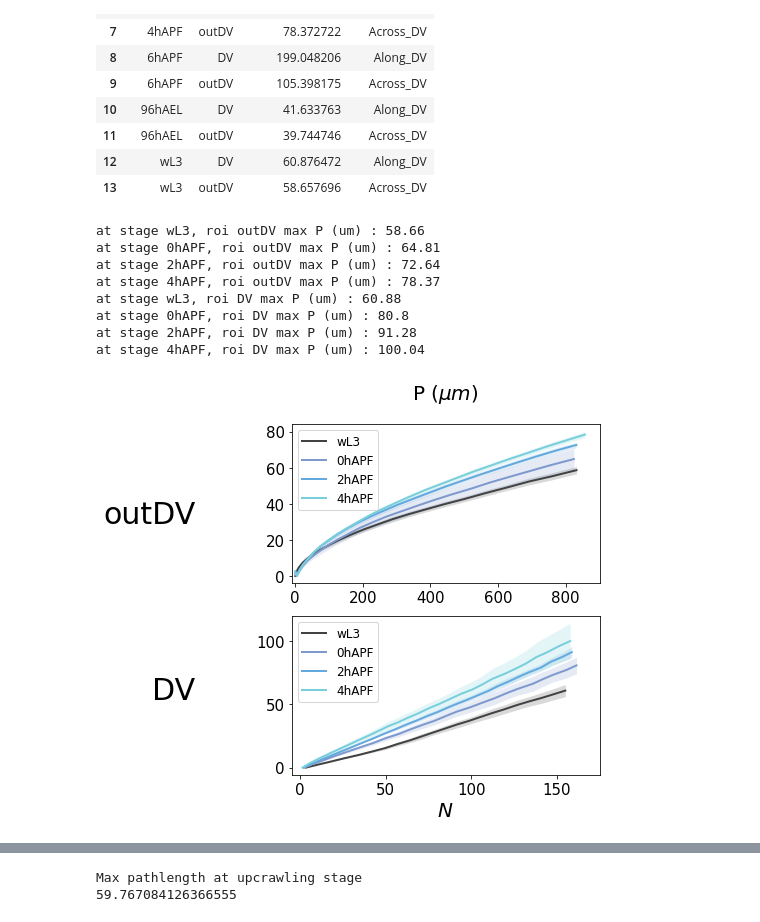
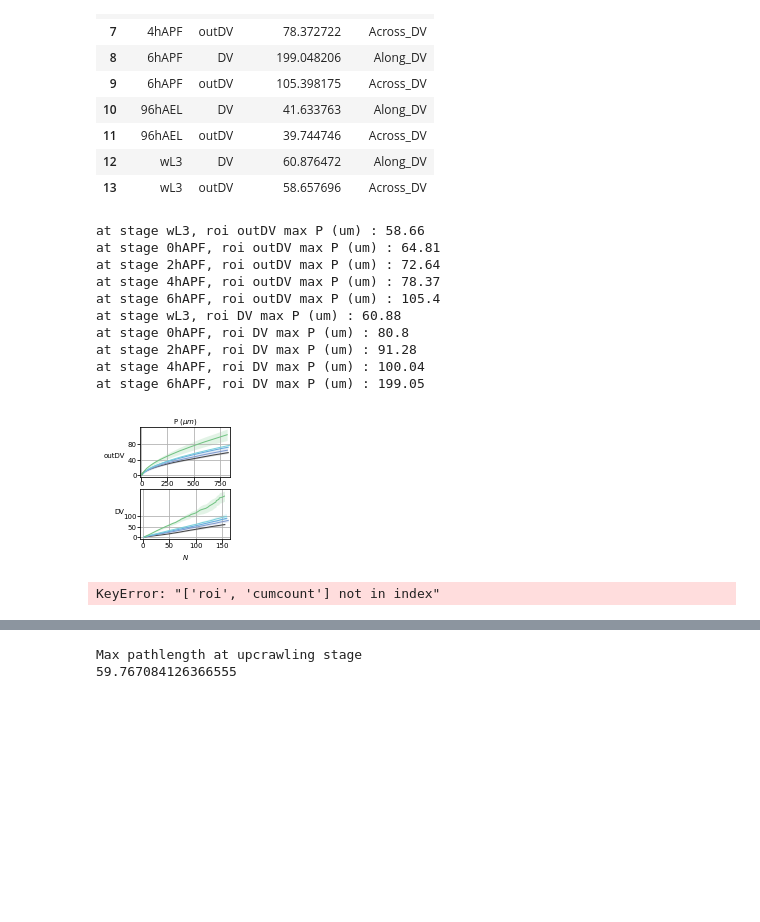
Before and after one commit to abhijeetkrishna/-WingDiscEversion_theory, a Jupyter notebook: Experiments/analysis/prop_comparison_analysis-lambda.ipynb, the cells around one changed output, grey strips where cells are left out. Drawn from its saved outputs; the diff is of its cells as text; code cells hidden in the pictures; blank space fills up the shorter version.

```diff
--- a/Experiments/analysis/prop_comparison_analysis-lambda.ipynb
+++ b/Experiments/analysis/prop_comparison_analysis-lambda.ipynb
@@ -61,0 +68,18 @@ devstage_combinations = pd.DataFrame({'devstage_init':[
+# %%
+Large_font_size = 12
+Medium_font_size = 7
+Small_font_size = 5
+lw = 1
+text_kwargs = dict(ha='center', va='center', color='C1')
+
+#setting figuresize - by default matplotlib uses inches
+#size of A4 sheet -
+cm_ = 1/2.54  # centimeters in inches
+#set figsize like this - figsize=(3*cm_, 2*cm_)
+
+#settings for quivers
+quiver_scale=3
+quiver_width=0.01
+DV_width = np.sin(0.1931/2)/np.sin(0.8662) #around 0.1
+#circ_plot_xlim = (-1.25,1.25)
+#circ_plot_ylim = (-1.1, 1.4)
@@ -204,19 +257,15 @@ max_pathlength_df
 | 12 | wL3 | DV | 60.876472 | Along_DV |
 | 13 | wL3 | outDV | 58.657696 | Across_DV |
 # %%
-#rois = ['outDV', 'DV']
-#devstages = ['upcrawling','whitePupa','2hAPF','4hAPF']
-
-#devstages = ['upcrawling']
+figsize = (5*cm_, 6*cm_)
 
 nbcols = 1#len(devstages)
 nbrows = len(rois)
 
 fig,axs = plt.subplots(nbrows, nbcols,
-                       figsize = (5.5*nbcols, (10/3)*nbrows)
+                       figsize = figsize
                       )
 main_ax = fig.add_subplot(111, frameon=False)
-
 
 for i in range(nbrows):
 
@@ -248,16 +297,16 @@ for i in range(nbrows):
         if (i == nbrows-1) or (nbrows == 1):
             xlabel = r'$N$'
         if roi == 'DV':
-            #xticks = [0, 50, 100, 150]
-            #yticks = [0, 10, 20]
+            xticks = [0, 50, 100, 150]
+            yticks = [0, 50, 100]
             #xlim = (-1, 25)
-            xlim = (-5,175)
+            xlim = (-5,165)
             #ylim = (-2, 27)
             title = ''
         else:
-            #xticks = [0, 250, 500, 750]
-            #yticks = [0, 10, 20]
-            xlim = (-10,900)
+            xticks = [0, 250, 500, 750]
+            yticks = [0, 40, 80]
+            xlim = (-10,850)
             #xlim = (-1, 25)
             #ylim = (-2, 27)
             title = 'P ' + r'$(\mu m)$'#devstage
@@ -267,56 +316,64 @@ for i in range(nbrows):
                          query_str = query_str, x_col = 'cumcount', y_col = 'k_dist_pathlength',
                          xlabel = xlabel, ylabel = ylabel, title = title,
                          xticks = xticks, yticks = yticks, xlim = xlim, ylim = ylim,
-                         individual_color=color_dict[devstage],individual_linewidth =1.2,
-                         mean_color=color_dict[devstage],mean_linewidth =2,
-                         mean_label=devstage, ylabelpad = 35,
+                         individual_color=color_dict[devstage],individual_linewidth =lw,
+                         mean_color=color_dict[devstage],mean_linewidth =lw,
+                         mean_label=devstage, ylabelpad = 0,
                         )
-        ax.legend(fontsize = 12)
-        ax.grid()
+        ax.set_xlabel(xlabel, fontsize = Medium_font_size)
+        ax.set_ylabel(ylabel, fontsize = Medium_font_size, rotation = 'horizontal', labelpad = 0)
+        ax.tick_params(axis='both', which='major', labelsize=Medium_font_size, pad = 0)
+        ax.set_title(title, fontsize = Medium_font_size, pad = 0)
+        #ax.legend(fontsize = Small_font_size)
+        ax.grid(True)
         #ax.text(x = 100, y = 10,
         #    s = "max P " + r"$(\mu m) : $" + str(max(np.round(df_pool_devstage.query(query_str)["k_dist_pathlength_mean"],2))))
         print("at stage "+ devstage + ", roi "+ roi + " max P (um) : " + str(max(np.round(df_pool_devstage.query(query_str)["k_dist_pathlength_mean"],2))))
 
 
 
-fig.tight_layout()
+fig.tight_layout(pad = 0.2)
 
-plt.xlabel('', fontsize = 40, labelpad = 30)
-plt.ylabel('', fontsize = 40, labelpad = 70, rotation = 0)
+plt.xlabel('', fontsize = Medium_font_size, labelpad = 0)
+plt.ylabel('', fontsize = Medium_font_size, labelpad = 0, rotation = 0)
 
 plt.xlim(-0.5,nbcols -0.5)
 plt.ylim(-0.5, nbrows -0.5)
 
 #tick_intervals_x = col_vals
 tick_intervals_y = [0, 1]
 
 #tick_intervals_x_str = [str(round(x,2)) for x in tick_intervals_x]
 tick_intervals_y_str = ['DV', 'outDV']
 
-main_ax.tick_params(axis=u'both', which=u'both', length = 0, labelsize = 15, pad = 90, rotation = 0)
+main_ax.tick_params(axis=u'both', which=u'both', length = 0, labelsize = Medium_font_size, pad = 2*Medium_font_size, rotation = 0)
 
 #plt.xticks(range(len(col_vals)), tick_intervals_x_str, fontsize = 40)
 main_ax.set_yticks(tick_intervals_y)
-main_ax.set_yticklabels(tick_intervals_y_str, fontsize = 30, x = -0.02,)
+main_ax.set_yticklabels(tick_intervals_y_str, fontsize = Medium_font_size, x = -0.02,)
 
 #main_ax.axvline(x = 0.42, color = 'blue', linewidth = 5)
 
 main_ax.set_xticks([])
 #plt.yticks([], [], fontsize = 40)
 
-
-
 os.makedirs('plots/',exist_ok=True)
-plt.savefig('plots/k_vs_N_' + genotype + '.pdf', bbox_inches = 'tight')
+plt.savefig('plots/P_vs_N_' + genotype + '.pdf', bbox_inches = 'tight')
 # %% [output]
 at stage wL3, roi outDV max P (um) : 58.66
 at stage 0hAPF, roi outDV max P (um) : 64.81
 at stage 2hAPF, roi outDV max P (um) : 72.64
 at stage 4hAPF, roi outDV max P (um) : 78.37
+at stage 6hAPF, roi outDV max P (um) : 105.4
 at stage wL3, roi DV max P (um) : 60.88
 at stage 0hAPF, roi DV max P (um) : 80.8
 at stage 2hAPF, roi DV max P (um) : 91.28
 at stage 4hAPF, roi DV max P (um) : 100.04
+at stage 6hAPF, roi DV max P (um) : 199.05
-[figure, old version]
+[figure, new version]
+# %%
+df_pool_devstage[["devstage", "roi","cumcount"]].groupby(["devstage", "roi"]).agg("max")
+# %% [output]
+KeyError: "['roi', 'cumcount'] not in index"
 # %%
 #devstage = "wL3"
```
Also changed, not shown: parts of 39 cells of this notebook.
